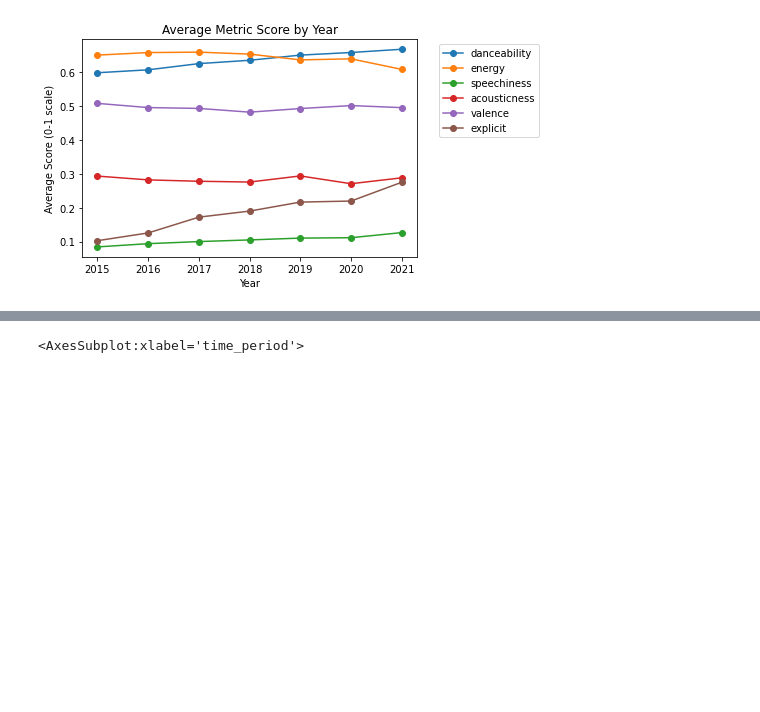
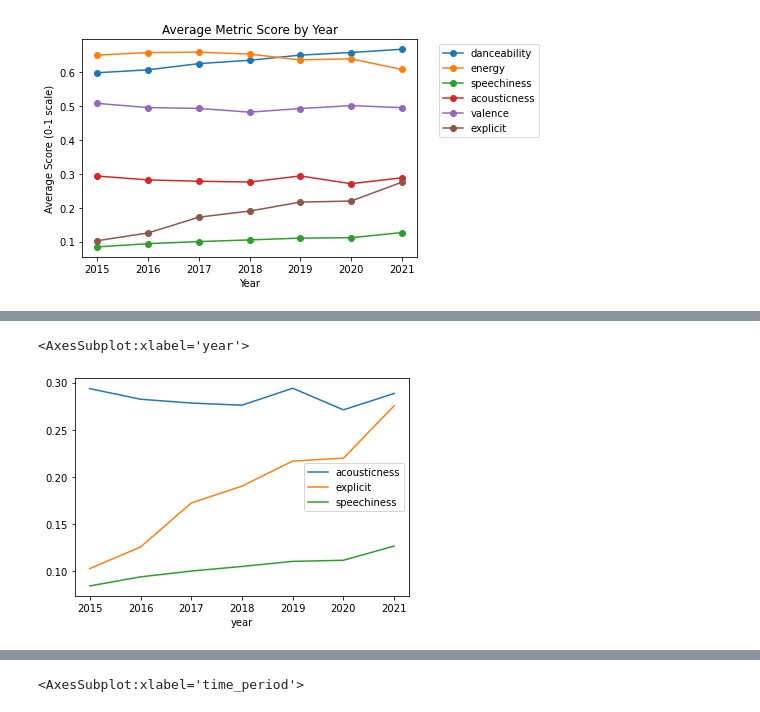
Before and after one commit to sshaughnessy/Project1, a Jupyter notebook: Music_change_by_year.ipynb, the cells around one changed output, grey strips where cells are left out. Saved outputs shown, nothing was run; the diff lists cells and outputs as text; code cells hidden in the pictures; blank space fills up the shorter version.

```diff
--- a/Music_change_by_year.ipynb
+++ b/Music_change_by_year.ipynb
@@ -84 +92,8 @@ plt.legend(["danceability", "energy", "speechiness", "acousticness", "valence",
+# %%
+# split into two graphs to better see scale
+discrete_g2 = df.groupby("year").agg({"acousticness":"mean", "explicit":"mean", "speechiness":"mean"})
+discrete_g2.plot()
+# %% [output]
+<AxesSubplot:xlabel='year'>
+[figure, added]
 # %%
```
Also changed, not shown: parts of 29 cells of this notebook.
